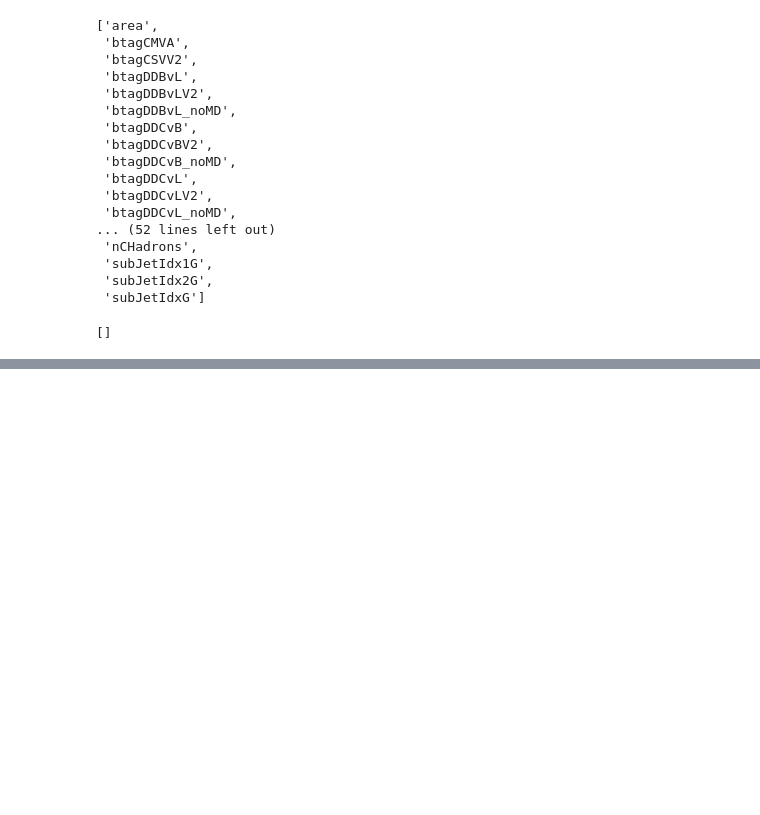
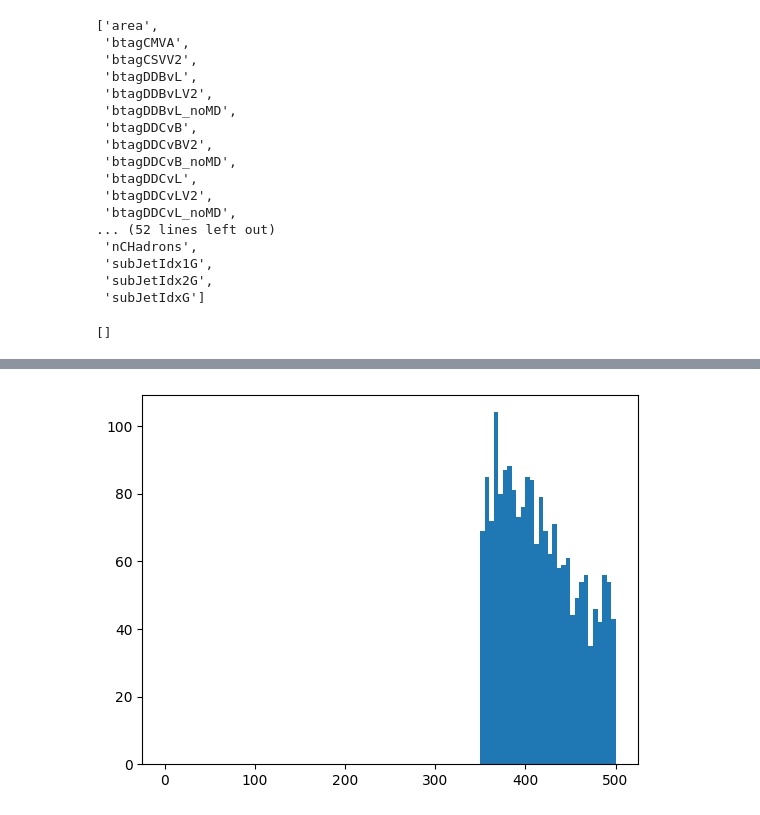
Before and after one commit to colizz/BTVNanoCommissioning, a Jupyter notebook: notebooks/subjets.ipynb, the cells around one changed output, grey strips where cells are left out. Drawn from its saved outputs; the diff is of its cells as text; code cells hidden in the pictures; blank space fills up the shorter version.

```diff
--- a/notebooks/subjets.ipynb
+++ b/notebooks/subjets.ipynb
@@ -167,0 +293,5 @@ list(filter(lambda x : 'Gen' in x, e.Jet.fields))
+# %%
+e_lead350sublead350 = e[((e.FatJet[:,0].pt > 350) & (ak.pad_none(e.FatJet, 2)[:,1].pt > 350) & (ak.count(e.FatJet.pt, axis=1) == 2))]
+plt.hist(ak.flatten(e_lead350sublead350.FatJet.pt), bins=100, range=(0,500));
+# %% [output]
+[figure, added]
```
Also changed, not shown: parts of 32 cells of this notebook, 1 other file.
